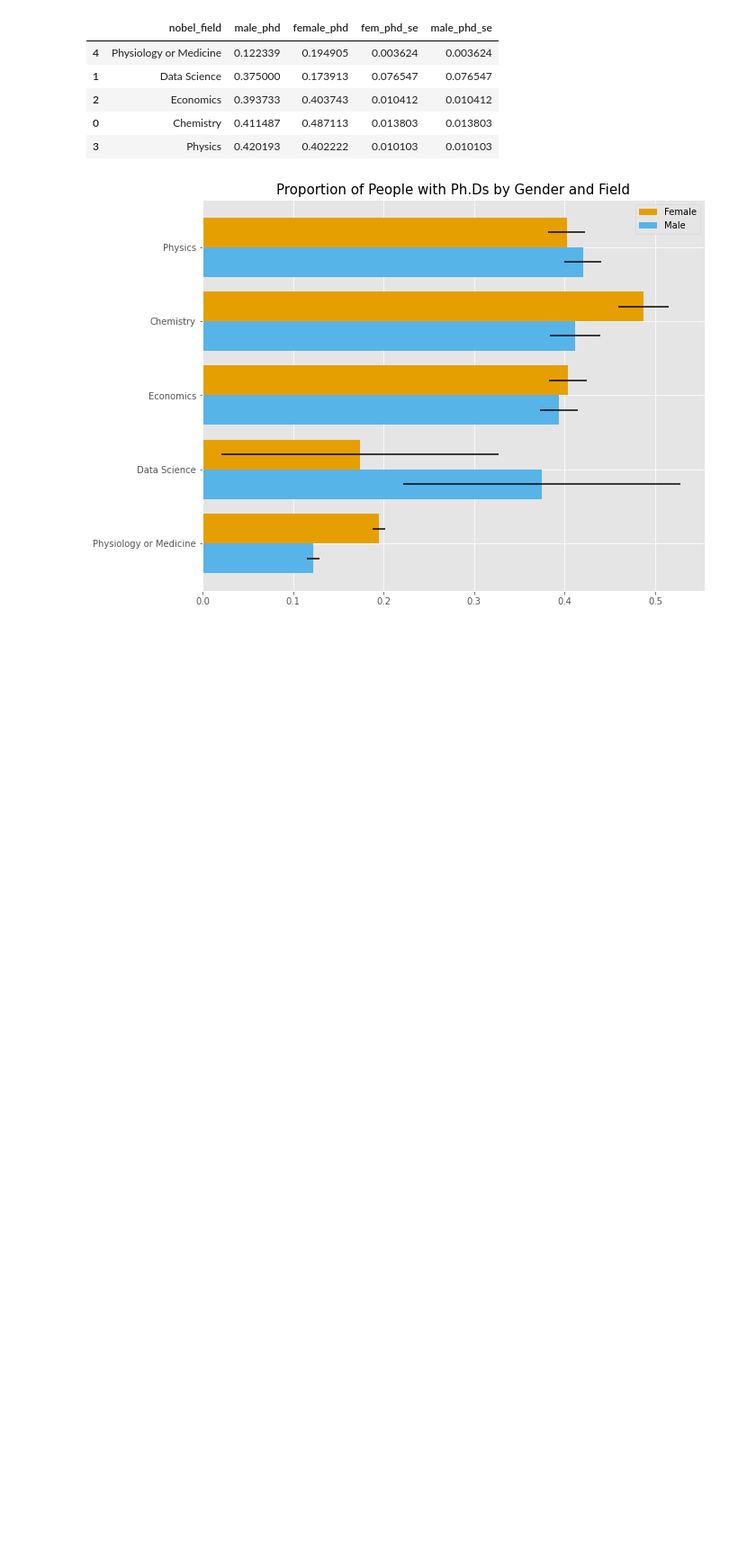
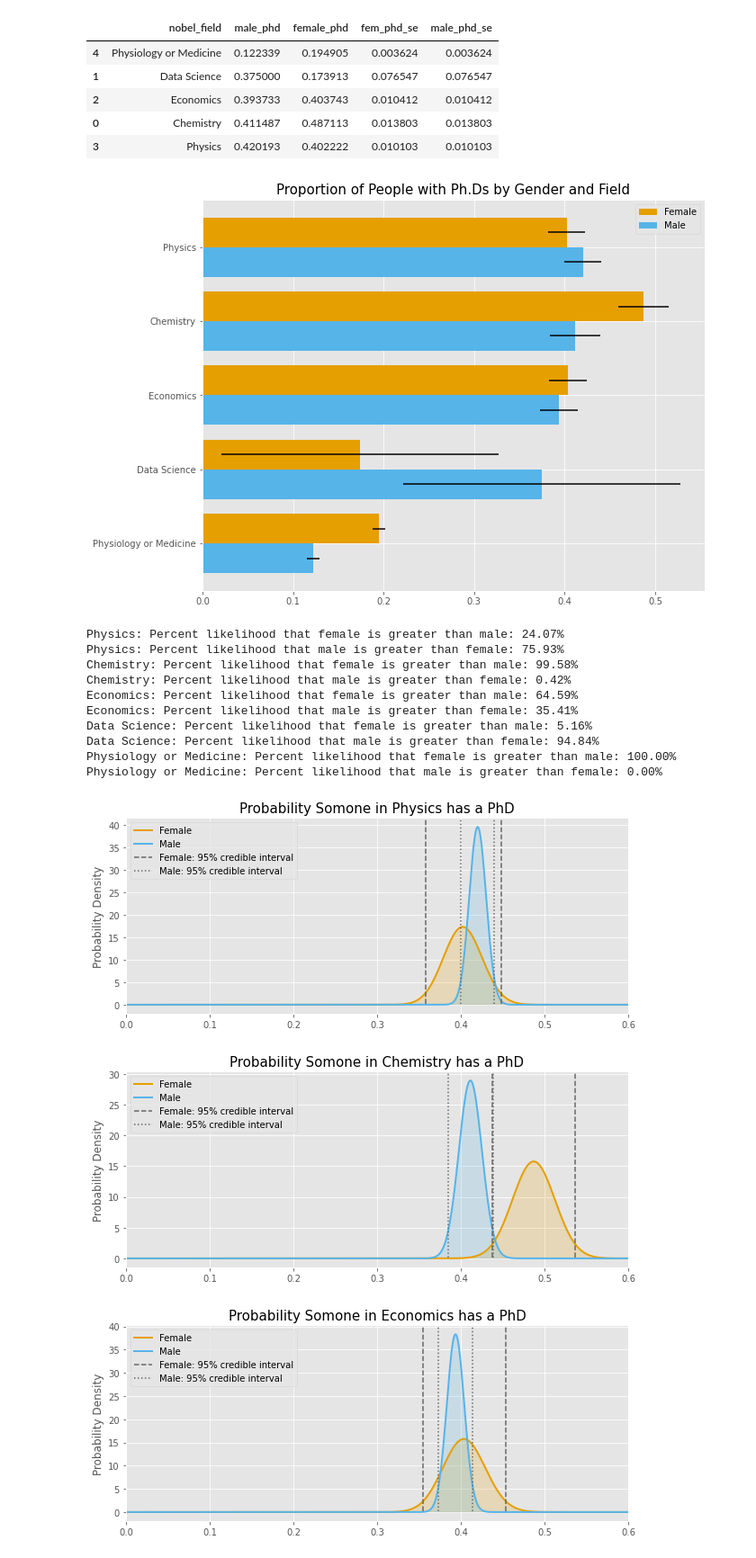
Before and after one commit to isbhsun/Gender-Gap-Analysis, a Jupyter notebook: data_analysis_viz.ipynb, the cells around one changed output. Shown at 90% size. Saved outputs shown, nothing was run; the diff lists cells and outputs as text; code cells hidden in the pictures; blank space fills up the shorter version.

```diff
--- a/data_analysis_viz.ipynb
+++ b/data_analysis_viz.ipynb
@@ -383,9 +200,10 @@ group_cat_gender = group_cat_gender.sort_values('prop_phd')
 # %%
+# Ttests
 
 for field in nobel:
-    test_f = df_analysis[(df_analysis['female']==True) & (df_analysis['nobel_field']==field)]
+    test_f = wiki_profiles_df[(wiki_profiles_df['female']==True) & (wiki_profiles_df['nobel_field']==field)]
     test_f = test_f['doctorate']
-    test_m = df_analysis[(df_analysis['female']==False) & (df_analysis['nobel_field']==field)]
+    test_m = wiki_profiles_df[(wiki_profiles_df['female']==False) & (wiki_profiles_df['nobel_field']==field)]
     test_m = test_m['doctorate']
 
     stat, pval = stats.ttest_ind(test_f, test_m, equal_var=False)
@@ -406,15 +224,15 @@ Chemistry : diff: -0.0756 P-value = 0.0091**
 Physics : diff: 0.0180 P-value = 0.4769
 Physiology or Medicine : diff: -0.0726 P-value = 0.0000**
 # %%
-group_by_cat_gender = df_analysis.groupby(['nobel_field', 'female'])
+group_by_cat_gender = wiki_profiles_df.groupby(['nobel_field', 'female'])
 
 #standard errors
 se_fem_dct = {}
 se_male_dct = {}
 
 for field in nobel:
-    df_male_phd = df_analysis['doctorate'][(df_analysis['nobel_field']==field) & (df_analysis['female']==False)]
-    df_female_phd = df_analysis['doctorate'][(df_analysis['nobel_field']==field) & (df_analysis['female']==False)]
+    df_male_phd = wiki_profiles_df['doctorate'][(wiki_profiles_df['nobel_field']==field) & (wiki_profiles_df['female']==False)]
+    df_female_phd = wiki_profiles_df['doctorate'][(wiki_profiles_df['nobel_field']==field) & (wiki_profiles_df['female']==False)]
 
     women_phd_se = ((df_female_phd.mean()*(1-df_female_phd.mean()))/len(df_female_phd))**.5
     men_phd_se = ((df_male_phd.mean()*(1-df_male_phd.mean()))/len(df_male_phd))**.5
@@ -475,3 +293,45 @@ ax.set_title('Proportion of People with Ph.Ds by Gender and Field', size=15)
 fig.savefig('images/PropPhD_gender_field.png', bbox_inches = "tight")
 # %% [output]
 [figure]
+# %%
+field_list = ['Physics', 'Chemistry', 'Economics', 'Data Science', 'Physiology or Medicine']
+for field in field_list:
+    phd_female = wiki_profiles_df[(wiki_profiles_df['female'] == True) & (wiki_profiles_df['nobel_field'] == field)]
+    phd_female = np.array(phd_female['doctorate'])
+    phd_male = wiki_profiles_df[(wiki_profiles_df['female'] == False) & (wiki_profiles_df['nobel_field'] == field)]
+    phd_male = np.array(phd_male['doctorate'])
+
+    category_title = category[:-1].capitalize()
+    title = f"Probability Somone in {field} has a PhD"
+    dist_female, dist_male, fig = graph_bayes(phd_female, phd_male, 'Female', 'Male', title, "#E69F00", "#56B4E9", xmax=.6)
+
+    field_png_name = field.replace(" ", "_")
+    save_image = 'images/' + field_png_name + '_phd_bayes.png'
+    fig.savefig(save_image, bbox_inches = "tight")
+
+
+    dist_female_sample = dist_female.rvs(100000)
+    dist_male_sample = dist_male.rvs(100000)
+
+    difference = dist_female_sample-dist_male_sample
+    count = sum(difference>0)
+
+    difference_flipped = dist_male_sample-dist_female_sample
+    count_flipped = sum(difference_flipped>0)
+
+    print(f"{field}: Percent likelihood that female is greater than male: {(count/100000)*100:.2f}%")
+    print(f"{field}: Percent likelihood that male is greater than female: {(count_flipped/100000)*100:.2f}%")
+# %% [output]
+Physics: Percent likelihood that female is greater than male: 24.07%
+Physics: Percent likelihood that male is greater than female: 75.93%
+Chemistry: Percent likelihood that female is greater than male: 99.58%
+Chemistry: Percent likelihood that male is greater than female: 0.42%
+Economics: Percent likelihood that female is greater than male: 64.59%
+Economics: Percent likelihood that male is greater than female: 35.41%
+Data Science: Percent likelihood that female is greater than male: 5.16%
+Data Science: Percent likelihood that male is greater than female: 94.84%
+Physiology or Medicine: Percent likelihood that female is greater than male: 100.00%
+Physiology or Medicine: Percent likelihood that male is greater than female: 0.00%
+[figure, added]
+[figure, added]
+[figure, added]
```
Also changed, not shown: parts of 35 cells of this notebook, 16 other files.
